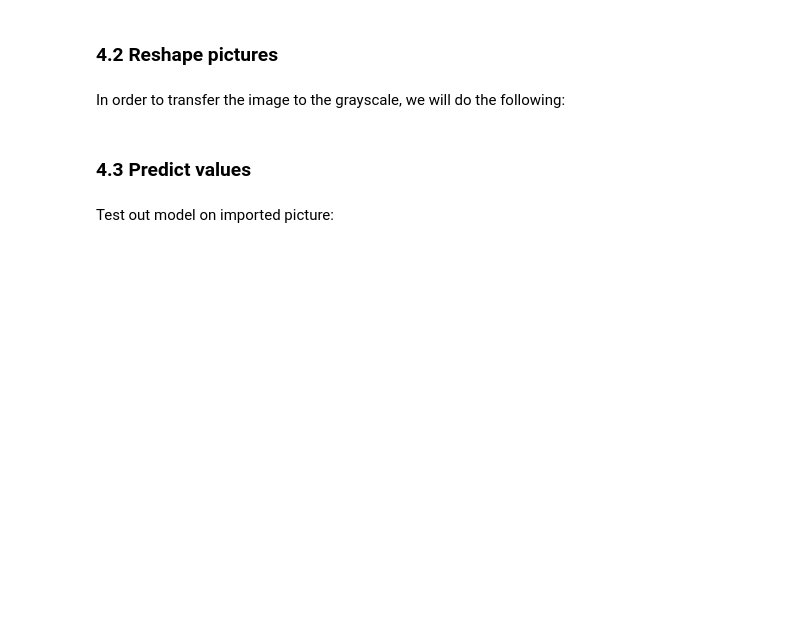
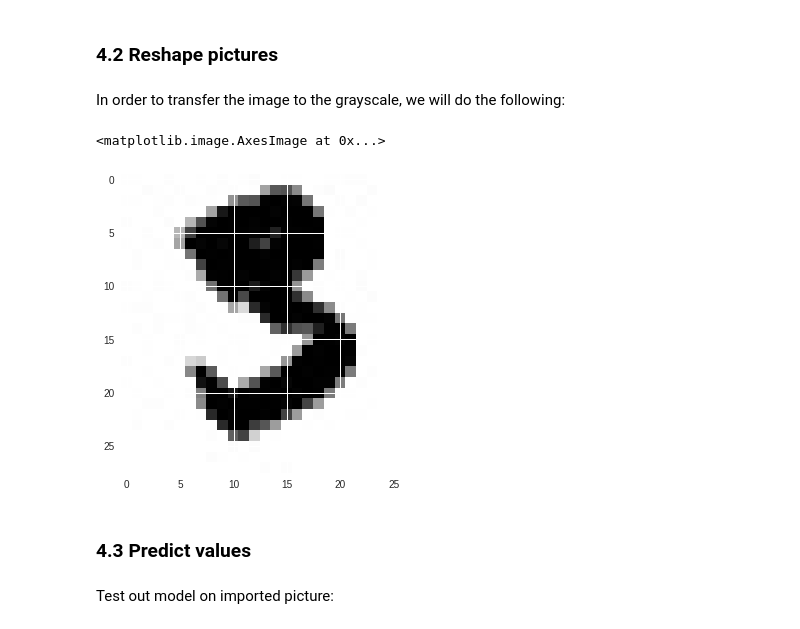
Before and after one commit to DavorJordacevic/TensorFlow-Keras-Neural-Networks, a Jupyter notebook: Convolutional_neural_network_with_Keras_Digits.ipynb, the cells around one changed output. Cells and saved outputs as stored; diff of their text form; code cells hidden in the pictures; blank space fills up the shorter version.

```diff
--- a/Convolutional_neural_network_with_Keras_Digits.ipynb
+++ b/Convolutional_neural_network_with_Keras_Digits.ipynb
@@ -265,11 +272,17 @@ In google colab we can import files through the following commands:
 # %% [markdown]
 In order to transfer the image to the grayscale, we will do the following:
 # %%
-#import cv2
-#image = cv2.imread('broj_4_2.png')
-#grayImage = cv2.cvtColor(image, cv2.COLOR_BGR2GRAY)
-#imagem = cv2.bitwise_not(image)
-#plt.imshow(imagem[:,:,0])
+import cv2
+image = cv2.imread('number_3.jpg')
+grayImage = cv2.cvtColor(image, cv2.COLOR_BGR2GRAY)
+imagem = cv2.bitwise_not(grayImage)
+imagem = imagem[:,:].reshape(1,28,28,1)
+imagem = imagem.astype('float32')
+imagem /= 255.
+plt.imshow(imagem.reshape(28,28))
+# %% [output]
+<matplotlib.image.AxesImage at 0x...>
+[figure, added]
 # %% [markdown]
 ### 4.3 Predict values
 # %% [markdown]
```
Also changed, not shown: parts of 21 cells of this notebook.
